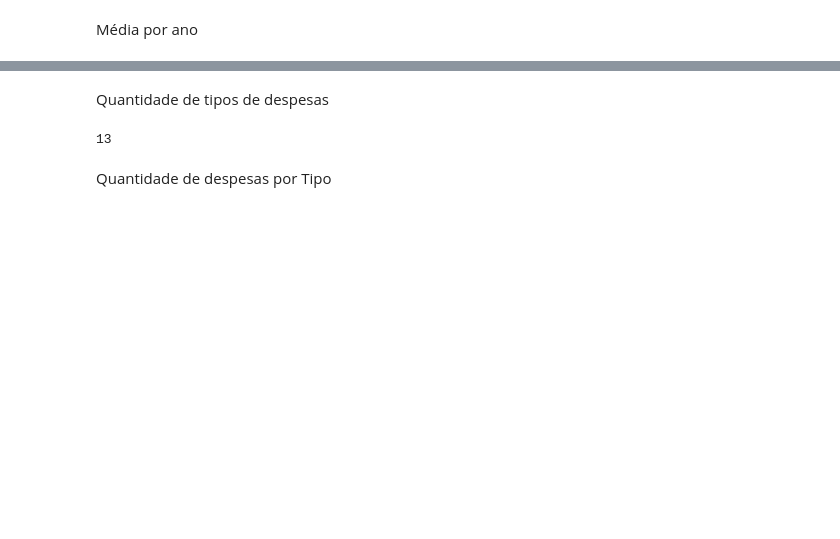
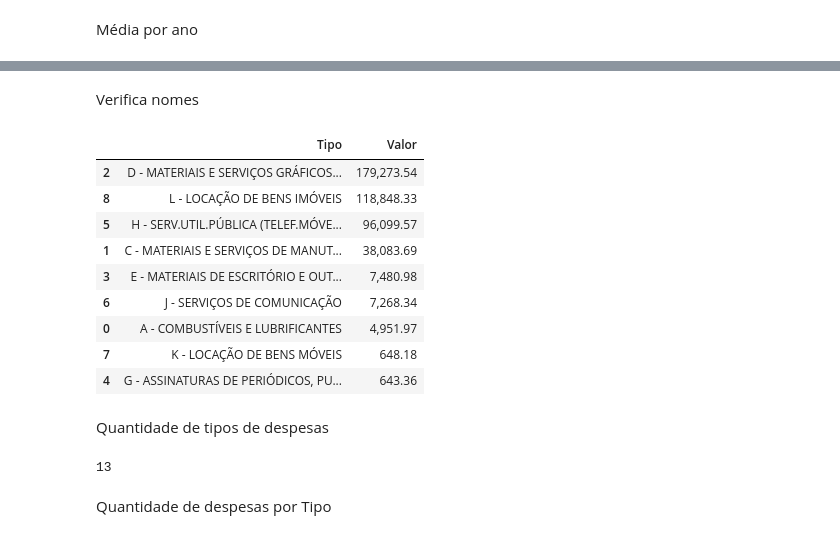
Before and after one commit to reichaves/alesp, a Jupyter notebook: alesp_despesas.ipynb, the cells around one changed output, grey strips where cells are left out. Cells and saved outputs as stored; diff of their text form; code cells hidden in the pictures; blank space fills up the shorter version.

```diff
--- a/alesp_despesas.ipynb
+++ b/alesp_despesas.ipynb
@@ -618,4 +660,21 @@ Ano
 Name: Valor, dtype: float64
+# %% [markdown]
+Verifica nomes
+# %%
+despesa_selecionada = despesas_atuais_final[(despesas_atuais_final['Deputado'] == 'CARLOS GIANNAZI')]
+# %%
+despesa_selecionada.groupby("Tipo").Valor.sum().reset_index().sort_values("Valor", ascending=False)
+# %% [output]
+|  | Tipo | Valor |
+| 2 | D - MATERIAIS E SERVIÇOS GRÁFICOS... | 179,273.54 |
+| 8 | L - LOCAÇÃO DE BENS IMÓVEIS | 118,848.33 |
+| 5 | H - SERV.UTIL.PÚBLICA (TELEF.MÓVE... | 96,099.57 |
+| 1 | C - MATERIAIS E SERVIÇOS DE MANUT... | 38,083.69 |
+| 3 | E - MATERIAIS DE ESCRITÓRIO E OUT... | 7,480.98 |
+| 6 | J - SERVIÇOS DE COMUNICAÇÃO | 7,268.34 |
+| 0 | A - COMBUSTÍVEIS E LUBRIFICANTES | 4,951.97 |
+| 7 | K - LOCAÇÃO DE BENS MÓVEIS | 648.18 |
+| 4 | G - ASSINATURAS DE PERIÓDICOS, PU... | 643.36 |
 # %% [markdown]
 Quantidade de tipos de despesas
 # %%
```
Also changed, not shown: parts of 42 cells of this notebook, 1 other file.
